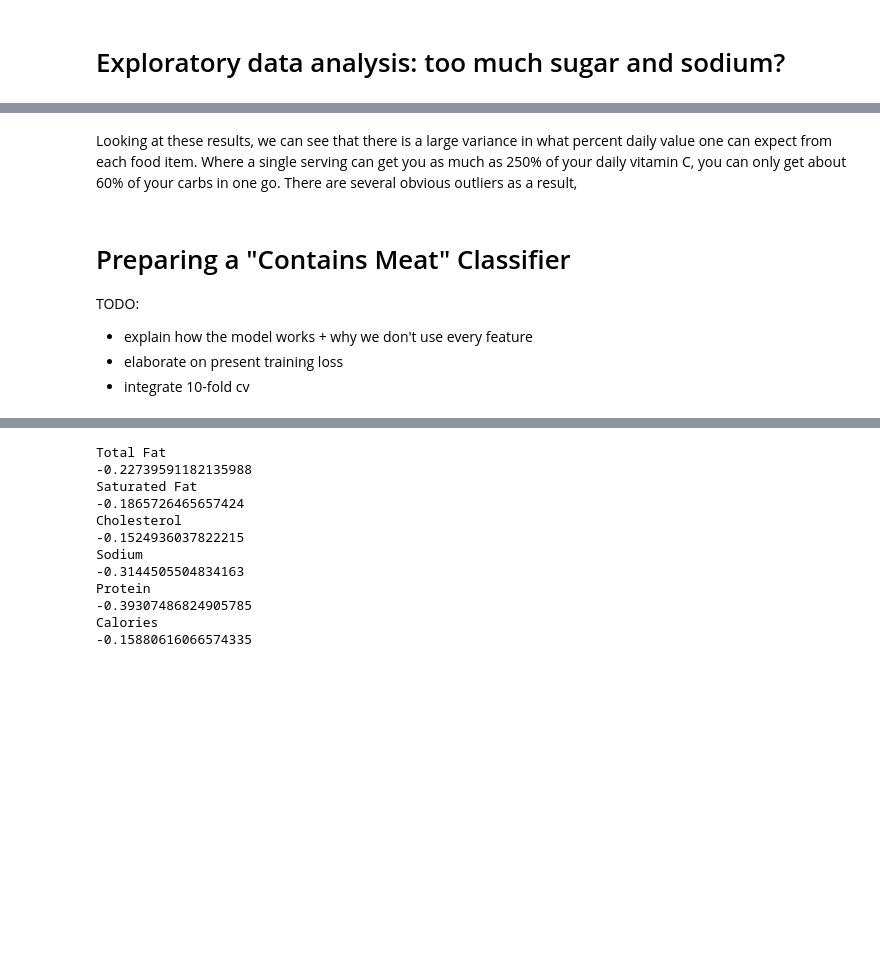
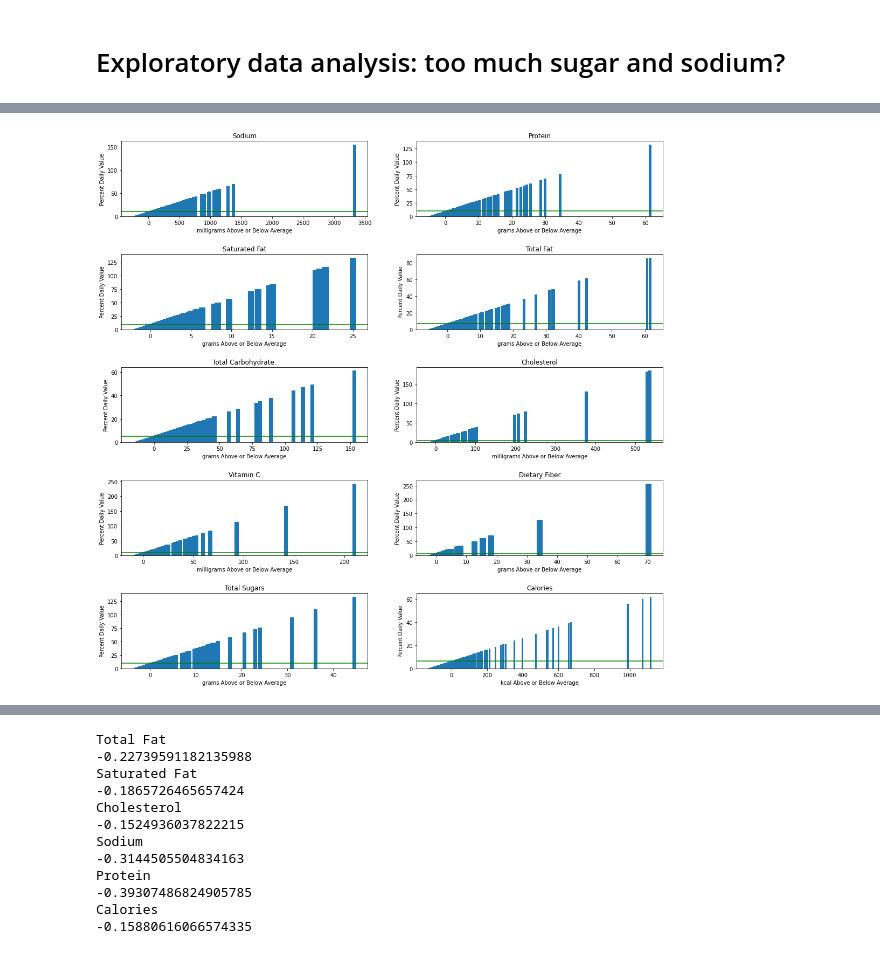
Before and after one commit to harlansgs/fall-2021-umd-dining-analysis, a Jupyter notebook: Meats at Maryland.ipynb, the cells around one changed output, grey strips where cells are left out. Saved outputs shown, nothing was run; the diff lists cells and outputs as text; code cells hidden in the pictures; blank space fills up the shorter version.

```diff
--- a/Meats at Maryland.ipynb
+++ b/Meats at Maryland.ipynb
@@ -506,10 +446,46 @@ plt.subplots_adjust(hspace = .5)
-# %% [markdown]
-Looking at these results, we can see that there is a large variance in what percent daily value one can expect from each food item. Where a single serving can get you as much as 250% of your daily vitamin C, you can only get about 60% of your carbs in one go. There are several obvious outliers as a result,
-# %% [markdown]
-<a id="ml"></a>
-# Preparing a "Contains Meat" Classifier
-
-TODO:
-- explain how the model works + why we don't use every feature
-- elaborate on present training loss
-- integrate 10-fold cv
+# %%
+# prepare output plot template for organizing graphgs
+fig = plt.figure(figsize=(18,18))
+
+# declare expected daily amounts dictionary
+stats = ['Total Fat', 'Total Carbohydrate.', 'Saturated Fat', 'Dietary Fiber', 'Trans Fat',
+        'Total Sugars', 'Cholesterol', 'Sodium', 'Protein', 'Calories', 'Carbohydrates',
+        'Vitamin C', 'Allergens', 'Is Vegetarian', 'Is Vegan', 'Serving Size', 'Food']
+# putting a -1 for trans fat as we could not find a recommended daily value!
+dailyVal = dict(zip(stats, [78, 275, 20, 28, -1, 36, 300, 2300, 50,
+                            2000, 275, 90, -1, -1, -1, -1, -1, -1]))
+
+# prepare generic function for plotting
+def plotNutrientResidualAndDailyValue(graphPosition, nutrient, recDailyAmount, widthOfBar):
+    ax = fig.add_subplot(graphPosition[0], graphPosition[1], graphPosition[2])
+    averageContent = df[nutrient].mean()
+    # plot grams above / below average vs percent daily values
+    if widthOfBar is not None:
+        ax.bar(df[nutrient] - averageContent, (df[nutrient] / recDailyAmount) *100, width = widthOfBar)
+    else:
+        ax.bar(df[nutrient] - averageContent, (df[nutrient] / recDailyAmount) *100)
+    # and plot the average daily value across all food data
+    plt.axhline((averageContent / recDailyAmount) * 100, color = 'green')
+    # set relevant labels for interpretation
+    ax.title.set_text(nutrient)
+    ax.set_xlabel(f'{units[nutrient]} Above or Below Average')
+    ax.set_ylabel('Percent Daily Value')
+
+# prepare sodium plot: get plot frame and average sodium value
+plotNutrientResidualAndDailyValue((5, 2, 1), 'Sodium', 2300, 50)
+
+# repeat same process for all other nutrients...
+plotNutrientResidualAndDailyValue((5, 2, 2), 'Protein', 50, None)
+plotNutrientResidualAndDailyValue((5, 2, 3), 'Saturated Fat', 20, None)
+plotNutrientResidualAndDailyValue((5, 2, 4), 'Total Fat', 78, None)
+plotNutrientResidualAndDailyValue((5, 2, 5), 'Total Carbohydrate.', 275, 3)
+plotNutrientResidualAndDailyValue((5, 2, 6), 'Cholesterol', 300, 8)
+plotNutrientResidualAndDailyValue((5, 2, 7), 'Vitamin C', 90, 4)
+plotNutrientResidualAndDailyValue((5, 2, 8), 'Dietary Fiber', 28, 2)
+plotNutrientResidualAndDailyValue((5, 2, 9), 'Total Sugars', 36, None)
+plotNutrientResidualAndDailyValue((5, 2, 10), 'Calories', 2000, 10)
+
+# add space between rows of plots!
+plt.subplots_adjust(hspace = .5)
+# %% [output]
+[figure, added]
```
Also changed, not shown: parts of 17 cells of this notebook.
